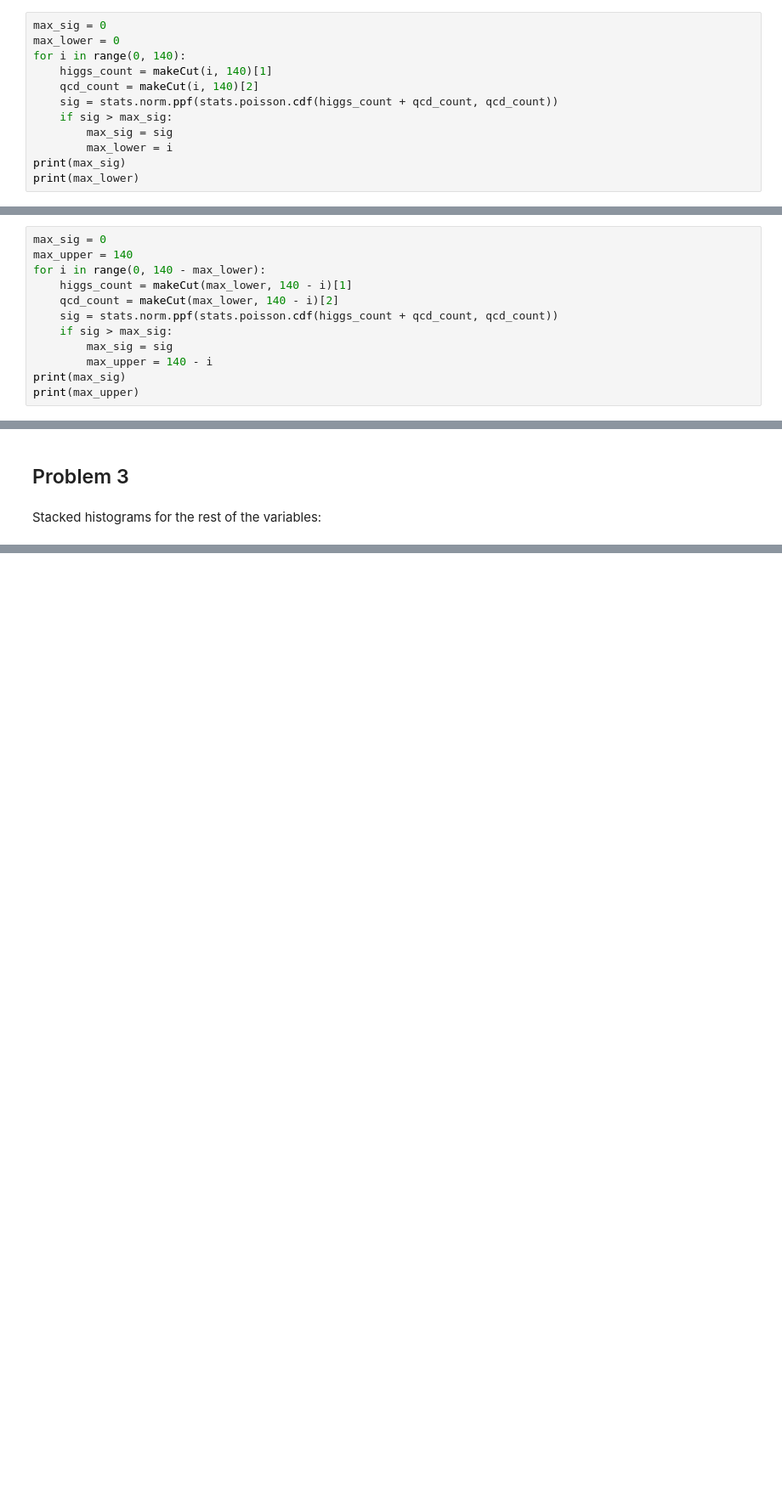
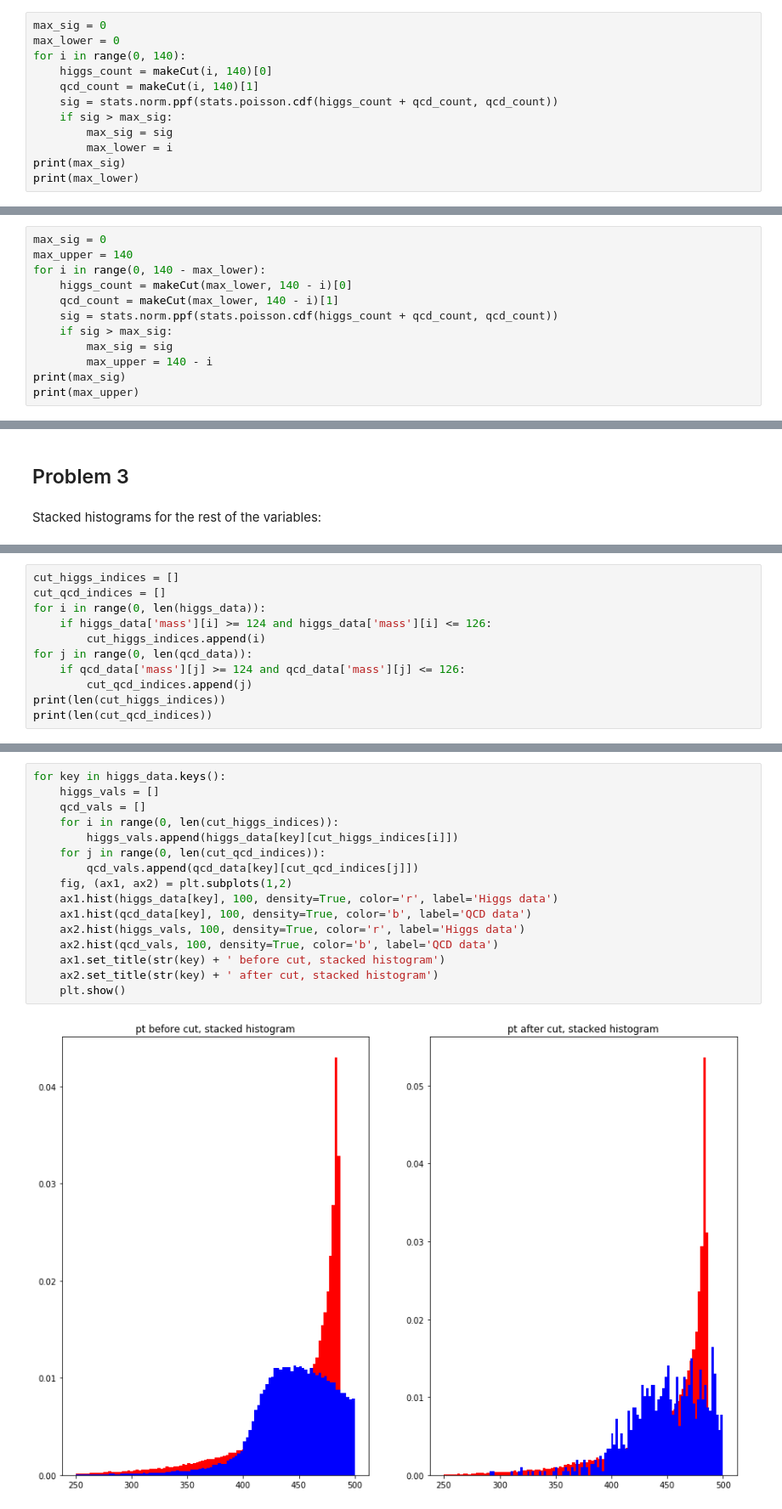
Before and after one commit to nroth12uw/Lab1_PHYS434, a Jupyter notebook: Lab7.ipynb, the cells around one changed output, grey strips where cells are left out. Shown at 85% size. Drawn from its saved outputs; the diff is of its cells as text; blank space fills up the shorter version.

```diff
--- a/Lab7.ipynb
+++ b/Lab7.ipynb
@@ -76,8 +84,8 @@ Going forwards from 0 to 140 to find the optimal minimum for a mass cut:
 max_sig = 0
 max_lower = 0
 for i in range(0, 140):
-    higgs_count = makeCut(i, 140)[1]
-    qcd_count = makeCut(i, 140)[2]
+    higgs_count = makeCut(i, 140)[0]
+    qcd_count = makeCut(i, 140)[1]
     sig = stats.norm.ppf(stats.poisson.cdf(higgs_count + qcd_count, qcd_count))
     if sig > max_sig:
         max_sig = sig
@@ -93,8 +101,8 @@ Going backwards from 140 to 122 to find the optimal maximum for a mass cut:
 max_sig = 0
 max_upper = 140
 for i in range(0, 140 - max_lower):
-    higgs_count = makeCut(max_lower, 140 - i)[1]
-    qcd_count = makeCut(max_lower, 140 - i)[2]
+    higgs_count = makeCut(max_lower, 140 - i)[0]
+    qcd_count = makeCut(max_lower, 140 - i)[1]
     sig = stats.norm.ppf(stats.poisson.cdf(higgs_count + qcd_count, qcd_count))
     if sig > max_sig:
         max_sig = sig
@@ -132,0 +143,11 @@ for key in higgs_data.keys():
+# %%
+cut_higgs_indices = []
+cut_qcd_indices = []
+for i in range(0, len(higgs_data)):
+    if higgs_data['mass'][i] >= 124 and higgs_data['mass'][i] <= 126:
+        cut_higgs_indices.append(i)
+for j in range(0, len(qcd_data)):
+    if qcd_data['mass'][j] >= 124 and qcd_data['mass'][j] <= 126:
+        cut_qcd_indices.append(j)
+print(len(cut_higgs_indices))
+print(len(cut_qcd_indices))
@@ -132,0 +157,18 @@ for key in higgs_data.keys():
+# %%
+for key in higgs_data.keys():
+    higgs_vals = []
+    qcd_vals = []
+    for i in range(0, len(cut_higgs_indices)):
+        higgs_vals.append(higgs_data[key][cut_higgs_indices[i]])
+    for j in range(0, len(cut_qcd_indices)):
+        qcd_vals.append(qcd_data[key][cut_qcd_indices[j]])
+    fig, (ax1, ax2) = plt.subplots(1,2)
+    ax1.hist(higgs_data[key], 100, density=True, color='r', label='Higgs data')
+    ax1.hist(qcd_data[key], 100, density=True, color='b', label='QCD data')
+    ax2.hist(higgs_vals, 100, density=True, color='r', label='Higgs data')
+    ax2.hist(qcd_vals, 100, density=True, color='b', label='QCD data')
+    ax1.set_title(str(key) + ' before cut, stacked histogram')
+    ax2.set_title(str(key) + ' after cut, stacked histogram')
+    plt.show()
+# %% [output]
+[figure, added]
```
Also changed, not shown: parts of 11 cells of this notebook.
